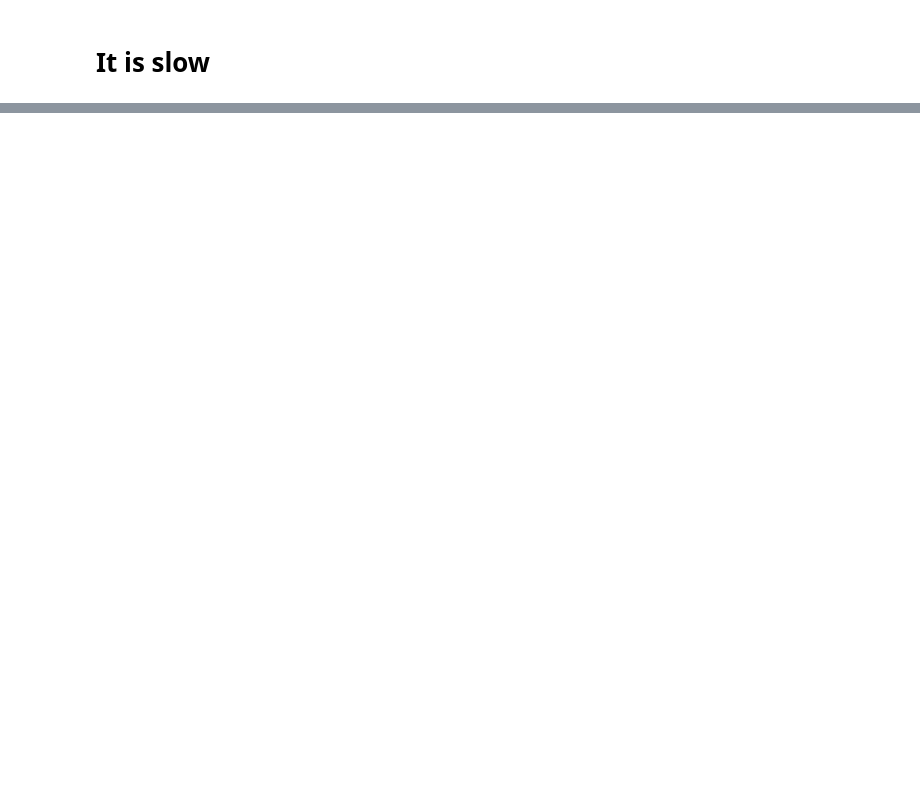
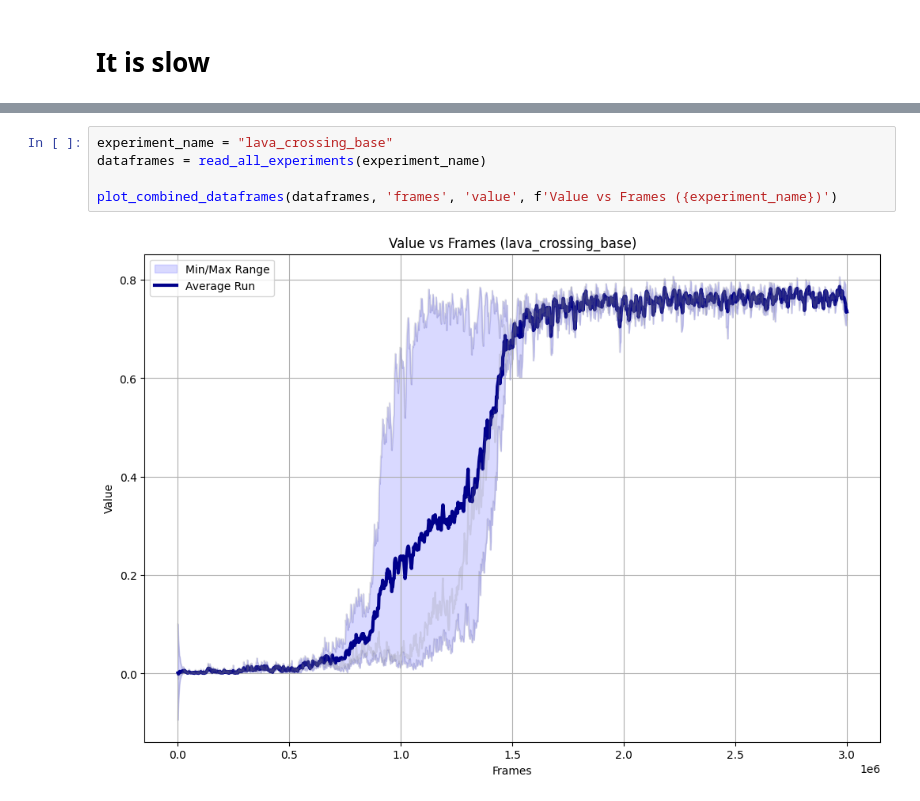
Before and after one commit to jaBrzosko/rl-starter-files, a Jupyter notebook: analysis/summary.ipynb, the cells around one changed output, grey strips where cells are left out. Drawn from its saved outputs; the diff is of its cells as text; blank space fills up the shorter version.

```diff
--- a/analysis/summary.ipynb
+++ b/analysis/summary.ipynb
@@ -87,0 +211,7 @@ else:
+# %%
+experiment_name = "lava_crossing_base"
+dataframes = read_all_experiments(experiment_name)
+
+plot_combined_dataframes(dataframes, 'frames', 'value', f'Value vs Frames ({experiment_name})')
+# %% [output]
+[figure, added]
```
Also changed, not shown: parts of 12 cells of this notebook, 3 other files.
